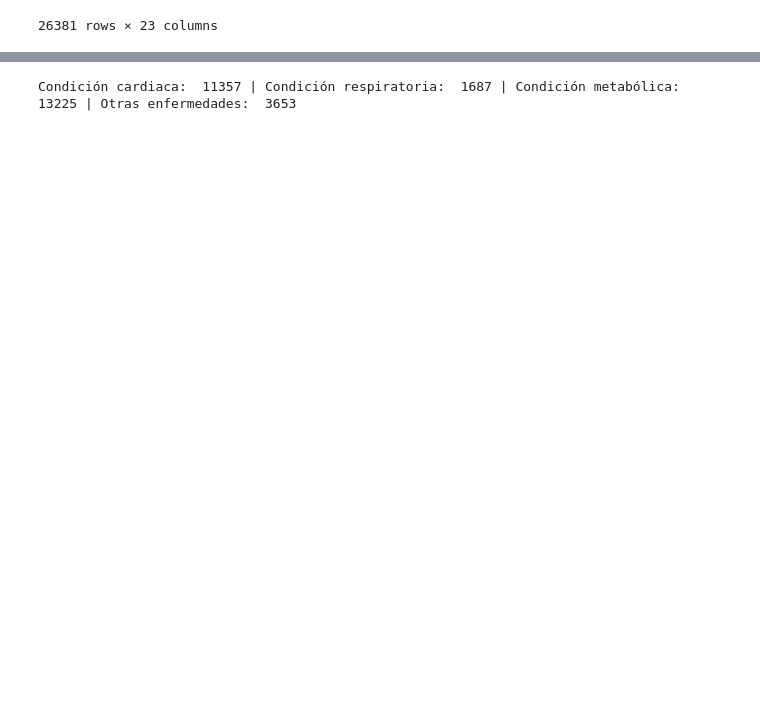
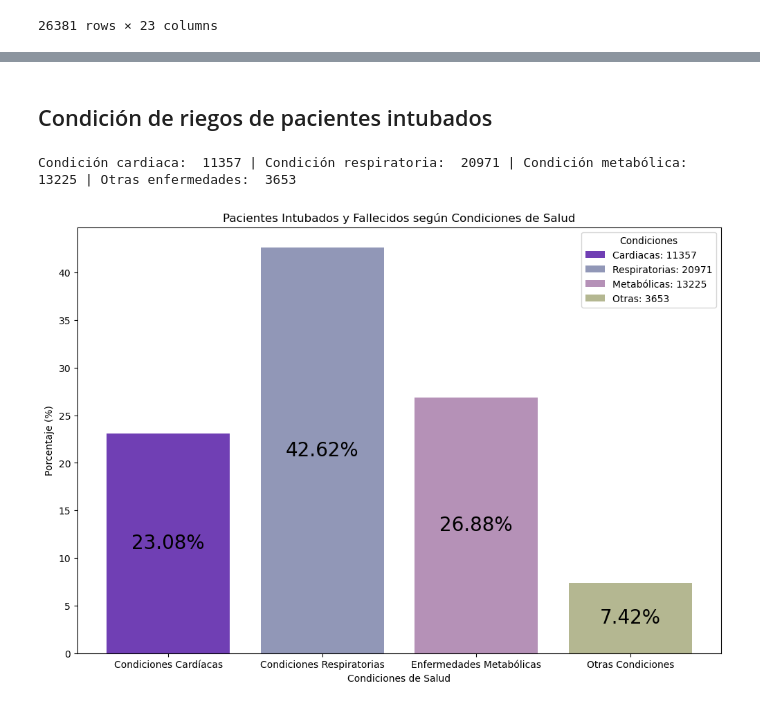
Before and after one commit to SamuelG0319/Final_Project_DS, a Jupyter notebook: Final Project Software Development VIII - Covid-19.ipynb, the cells around one changed output, grey strips where cells are left out. Cells and saved outputs as stored; diff of their text form; code cells hidden in the pictures; blank space fills up the shorter version.

```diff
--- a/Final Project Software Development VIII - Covid-19.ipynb
+++ b/Final Project Software Development VIII - Covid-19.ipynb
@@ -717,13 +717,13 @@ if 2 in attention_counts.index:
     patient_type_hospitalized = attention_counts[2]
 
 #Graph to show the difference between people who went home and those who were hospitalized.
-fruits = ['Regresaron a casa', 'Fueron hospitalizados']
+bars = ['Regresaron a casa', 'Fueron hospitalizados']
 counts = [patient_type_home, patient_type_hospitalized]
 bar_labels = ['Volvieron a casa', 'Fueron hospitalizados']
 bar_colors = ['#708BF1', '#E11F00']
 
 fig, ax = plt.subplots(figsize = (8,6))
-bars = ax.bar(fruits, counts, label=bar_labels, color=bar_colors)
+bars = ax.bar(bars, counts, label=bar_labels, color=bar_colors)
 
 #Show the occurrences on the bars.
 for bar in bars:
@@ -1082,14 +1111,45 @@ Promedio de edad: 59.77
+# %% [markdown]
+## Condición de riegos de pacientes intubados
 # %%
 # --- Intubated persons with some type of medical condition who passed away. --- #
 cardiac_condition = df_null.query('(HIPERTENSION == 1 | CARDIOVASCULAR == 1) & (INTUBED == 1) & (DEAD == 1)').shape[0]
-respiratory_conditions = df_null.query('(COPD == 1 | ASTHMA == 1) & (INTUBED == 1) & (DEAD == 1)').shape[0]
+respiratory_conditions = df_null.query('(COPD == 1 | ASTHMA == 1 | PNEUMONIA == 1) & (INTUBED == 1) & (DEAD == 1)').shape[0]
 metabolic_diseases = df_null.query('(DIABETES == 1 | OBESITY == 1) & (INTUBED == 1) & (DEAD == 1)').shape[0]
 other_conditions = df_null.query('(INMSUPR == 1 | RENAL_CHRONIC == 1 | OTHER_DISEASE == 1)  & (INTUBED == 1) & (DEAD == 1)').shape[0]
 
 print("Condición cardiaca: ", cardiac_condition, "| Condición respiratoria: ", respiratory_conditions,
       "| Condición metabólica: ", metabolic_diseases, "| Otras enfermedades: ", other_conditions)
 # %% [output]
-Condición cardiaca:  11357 | Condición respiratoria:  1687 | Condición metabólica:  13225 | Otras enfermedades:  3653
+Condición cardiaca:  11357 | Condición respiratoria:  20971 | Condición metabólica:  13225 | Otras enfermedades:  3653
+# %%
+# Calcular el total de pacientes
+intubed_attributes = [cardiac_condition, respiratory_conditions, metabolic_diseases, other_conditions]
+colors_bar = ['#703FB4', '#9197B7', '#B591B7', '#B4B791']
+
+# Calcular el porcentaje para cada condición
+total_intubed_deads = sum(intubed_attributes)
+porcentajes = [p / total_intubed_deads * 100 for p in intubed_attributes]
+
+# Nombres para las condiciones
+conditions = ['Condiciones Cardíacas', 'Condiciones Respiratorias', 'Enfermedades Metabólicas', 'Otras Condiciones']
+
+# -- Bar graph -- #
+plt.figure(figsize=(12, 8))
+bars = plt.bar(conditions, porcentajes, color=colors_bar)
+
+# -- Show the mean of each selection inside the bars. -- #
+for bar, total, porcentaje in zip(bars, total_pacientes, porcentajes):
+    plt.text(bar.get_x() + bar.get_width() / 2, bar.get_height() / 2,
+             f'{porcentaje:.2f}%', ha='center', va='center', color='black', fontsize=20)
+
+plt.legend(bars, [f'Cardiacas: {cardiac_condition}', f'Respiratorias: {respiratory_conditions}', f'Metabólicas: {metabolic_diseases}', f'Otras: {other_conditions}'], loc='upper right',
+           title='Condiciones')
+plt.title('Pacientes Intubados y Fallecidos según Condiciones de Salud')
+plt.xlabel('Condiciones de Salud')
+plt.ylabel('Porcentaje (%)')
+plt.show()
+# %% [output]
+[figure, added]
 # %%
 combined_condition = df_null.query(
     '((HIPERTENSION == 1 | CARDIOVASCULAR == 1) | '
```
Also changed, not shown: parts of 9 cells of this notebook.
